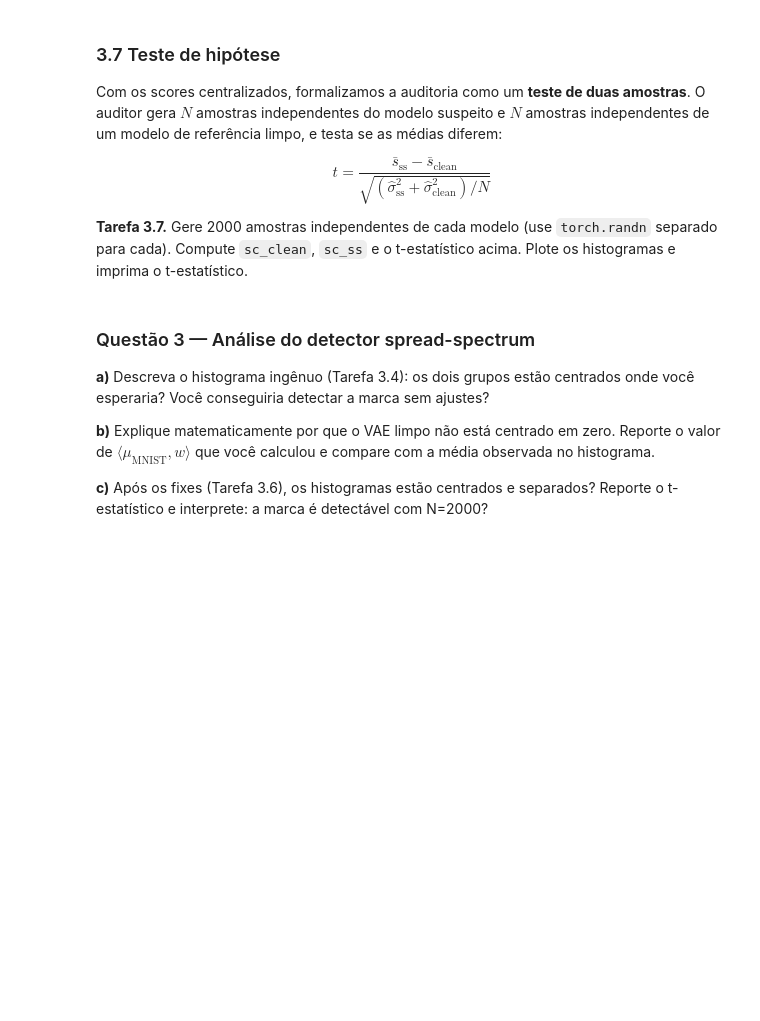
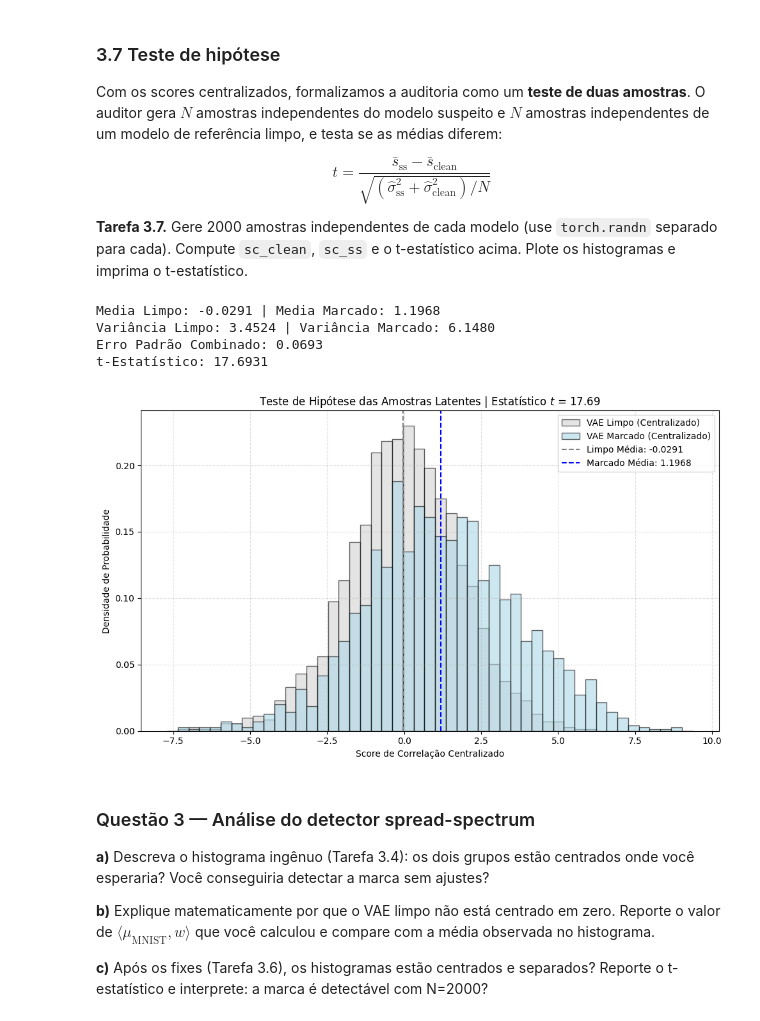
Before and after one commit to Heri-impatech/trabalho_III_ml2, a Jupyter notebook: trabalho_3/vae_watermark.ipynb, the cells around one changed output. Drawn from its saved outputs; the diff is of its cells as text; code cells hidden in the pictures; blank space fills up the shorter version.

```diff
--- a/trabalho_3/vae_watermark.ipynb
+++ b/trabalho_3/vae_watermark.ipynb
@@ -1177,3 +1169,73 @@ raise NotImplementedError
+# %%
+N_AUDIT = 2000
+
+model.eval()
+vae_ss.eval()
+
+pattern = wm_pattern.to(device)
+mu_mnist = mu_mnist.to(device)
+
+with torch.no_grad():
+    z_limpo = torch.randn(N_AUDIT, LATENT_DIM).to(device)
+    z_marcado = torch.randn(N_AUDIT, LATENT_DIM).to(device)
+    imagens_limpas = model.decoder(z_limpo)
+    imagens_marcadas = vae_ss.decoder(z_marcado)
+    scores_limpo_centered = corr_score_centered(imagens_limpas, pattern, mu_mnist)
+    scores_marcado_centered = corr_score_centered(imagens_marcadas, pattern, mu_mnist)
+
+sc_limpo = scores_limpo_centered.cpu().view(-1).numpy()
+sc_marcado = scores_marcado_centered.cpu().view(-1).numpy()
+
+mean_limpo = sc_limpo.mean()
+mean_marcado = sc_marcado.mean()
+var_limpo = np.var(sc_limpo, ddof=1)
+var_marcado = np.var(sc_marcado, ddof=1)
+
+erro_padrao_combinado = np.sqrt((var_limpo / N_AUDIT) + (var_marcado / N_AUDIT))
+t_statistic = (mean_marcado - mean_limpo) / erro_padrao_combinado
+
+print(f"Media Limpo: {mean_limpo:.4f} | Media Marcado: {mean_marcado:.4f}")
+print(f"Variância Limpo: {var_limpo:.4f} | Variância Marcado: {var_marcado:.4f}")
+print(f"Erro Padrão Combinado: {erro_padrao_combinado:.4f}")
+print(f"t-Estatístico: {t_statistic:.4f}")
+
+plt.figure(figsize=(10, 6))
+
+min_val = min(sc_limpo.min(), sc_marcado.min()) - 0.5
+max_val = max(sc_limpo.max(), sc_marcado.max()) + 0.5
+bins = np.linspace(min_val, max_val, 50)
+plt.hist(sc_limpo,
+         bins=bins, range=(min_val, max_val),
+         alpha=0.6, label="VAE Limpo (Centralizado)",
+         color="lightgray", edgecolor="black", density=True)
+plt.hist(sc_marcado,
+         bins=bins, range=(min_val, max_val),
+         alpha=0.6, label="VAE Marcado (Centralizado)",
+         color="lightblue", edgecolor="black", density=True)
+plt.axvline(mean_limpo, color="gray", linestyle="dashed", label=f"Limpo Média: {mean_limpo:.4f}", linewidth=1.5)
+plt.axvline(mean_marcado, color="blue", linestyle="dashed", label=f"Marcado Média: {mean_marcado:.4f}", linewidth=1.5)
+
+plt.title(f"Teste de Hipótese das Amostras Latentes | Estatístico $t$ = {t_statistic:.2f}")
+plt.xlabel("Score de Correlação Centralizado")
+plt.ylabel("Densidade de Probabilidade")
+plt.legend(loc="upper right")
+plt.grid(True, linestyle="--", alpha=0.4)
+
+plt.tight_layout()
+plt.savefig(output_dir / "3.7_teste_hipotese_hist.png", dpi=150)
+plt.show()
+
+# TODO: gerar N_AUDIT amostras INDEPENDENTES de cada modelo
+# (dois torch.randn separados — não compartilhe z entre os modelos)
+# Compute sc_clean e sc_ss usando corr_score_centered
+# Compute o t-estatístico de duas amostras
+#raise NotImplementedError
+# %% [output]
+Media Limpo: -0.0291 | Media Marcado: 1.1968
+Variância Limpo: 3.4524 | Variância Marcado: 6.1480
+Erro Padrão Combinado: 0.0693
+t-Estatístico: 17.6931
+[figure, added]
 # %% [markdown]
 ### Questão 3 — Análise do detector spread-spectrum
 
```
Also changed, not shown: parts of 1 cell of this notebook, 1 other file.
